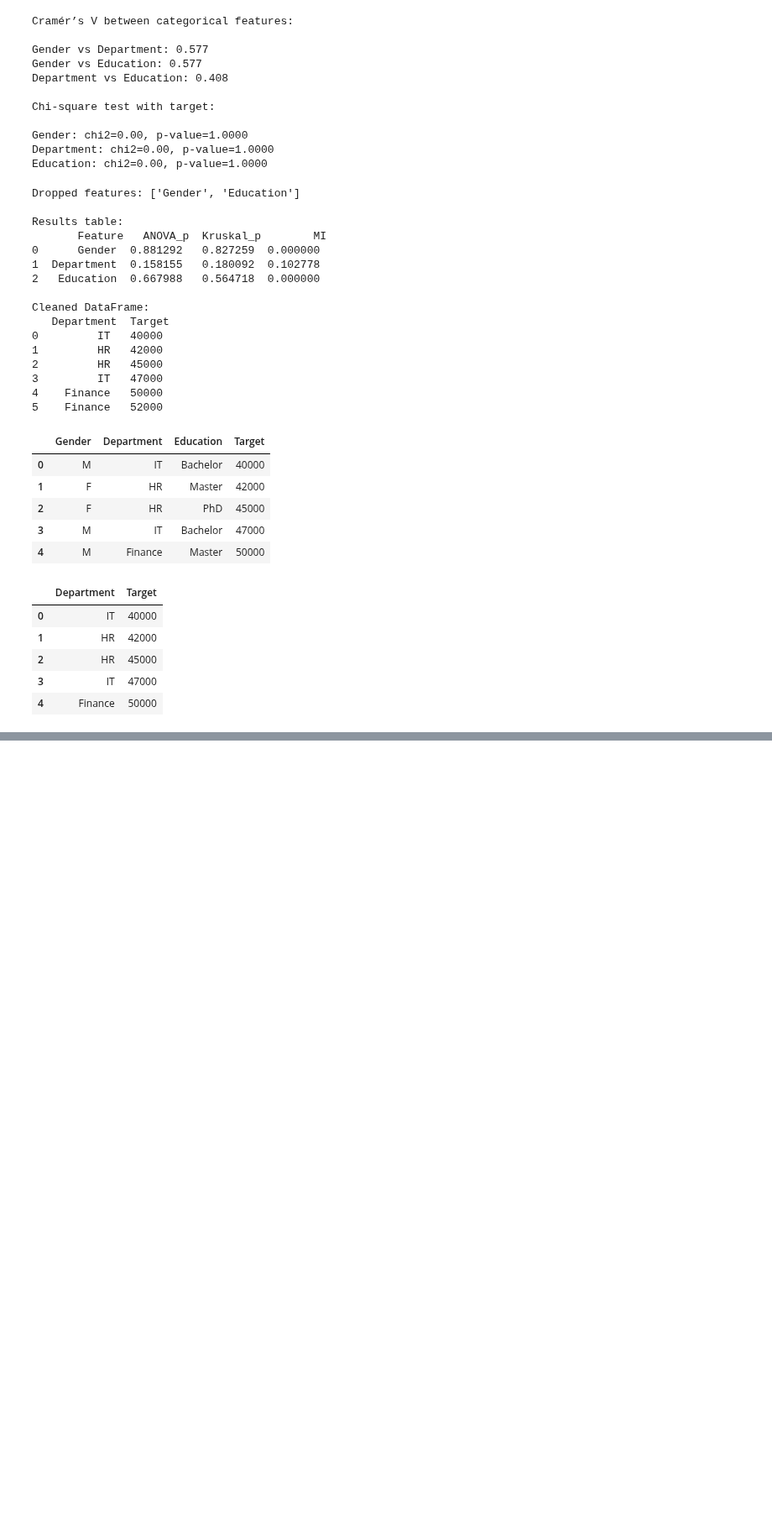
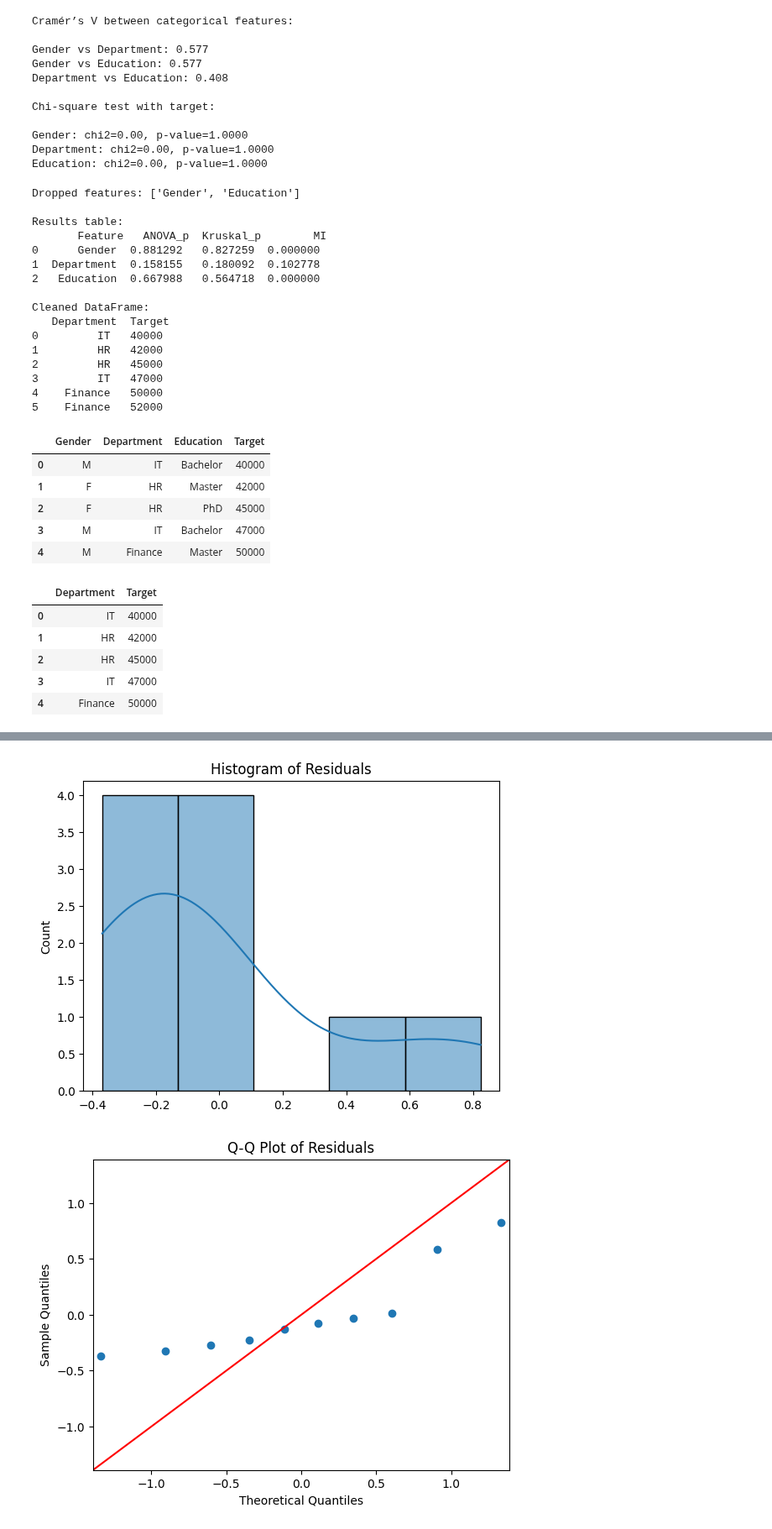
Before and after one commit to imdwipayana/Battlefield, a Jupyter notebook: Kaggle/Regression House Price/practice_code.ipynb, the cells around one changed output, grey strips where cells are left out. Shown at 84% size. Saved outputs shown, nothing was run; the diff lists cells and outputs as text; code cells hidden in the pictures; blank space fills up the shorter version.

```diff
--- a/Kaggle/Regression House Price/practice_code.ipynb
+++ b/Kaggle/Regression House Price/practice_code.ipynb
@@ -176,3 +176,76 @@ df_clean.head()
 | 2 | HR | 45000 |
 | 3 | IT | 47000 |
 | 4 | Finance | 50000 |
+# %%
+import pandas as pd
+import numpy as np
+import matplotlib.pyplot as plt
+import seaborn as sns
+
+from sklearn.linear_model import LinearRegression
+from sklearn.metrics import mean_squared_error, r2_score
+import statsmodels.api as sm
+
+# ------------------------------
+# 1. Example dataset
+# ------------------------------
+df = pd.DataFrame({
+    "X": [1, 2, 3, 4, 5, 6, 7, 8, 9, 10],
+    "Y": [3, 4, 5, 6, 8, 8, 9, 10, 11, 13]
+})
+
+X = df[["X"]]   # independent variable
+y = df["Y"]     # dependent variable
+
+# ------------------------------
+# 2. Fit using sklearn (metrics)
+# ------------------------------
+model = LinearRegression()
+model.fit(X, y)
+y_pred = model.predict(X)
+
+# Metrics
+mse = mean_squared_error(y, y_pred)
+rmse = np.sqrt(mse)
+r2 = r2_score(y, y_pred)
+
+print("📊 Scikit-learn results:")
+print(f"Intercept: {model.intercept_:.4f}")
+print(f"Coefficient: {model.coef_[0]:.4f}")
+print(f"MSE: {mse:.4f}")
+print(f"RMSE: {rmse:.4f}")
+print(f"R-squared: {r2:.4f}")
+
+# ------------------------------
+# 3. Hypothesis testing (statsmodels)
+# ------------------------------
+X_const = sm.add_constant(X)  # add intercept
+ols_model = sm.OLS(y, X_const).fit()
+
+print("\n📈 Statsmodels summary:")
+print(ols_model.summary())
+
+# ------------------------------
+# 4. Residual diagnostics
+# ------------------------------
+residuals = ols_model.resid
+fitted = ols_model.fittedvalues
+
+# Histogram of residuals
+sns.histplot(residuals, kde=True)
+plt.title("Histogram of Residuals")
+plt.show()
+
+# Q-Q plot
+sm.qqplot(residuals, line="45")
+plt.title("Q-Q Plot of Residuals")
+plt.show()
+
+# Residuals vs fitted values
+sns.scatterplot(x=fitted, y=residuals)
+plt.axhline(0, color="red", linestyle="--")
+plt.xlabel("Fitted values")
+plt.ylabel("Residuals")
+plt.title("Residuals vs Fitted")
+plt.show()
+# %% [output]
@@ -178,0 +269,2 @@ df_clean.head()
+[figure, added]
+[figure, added]
```
Also changed, not shown: parts of 1 cell of this notebook.
